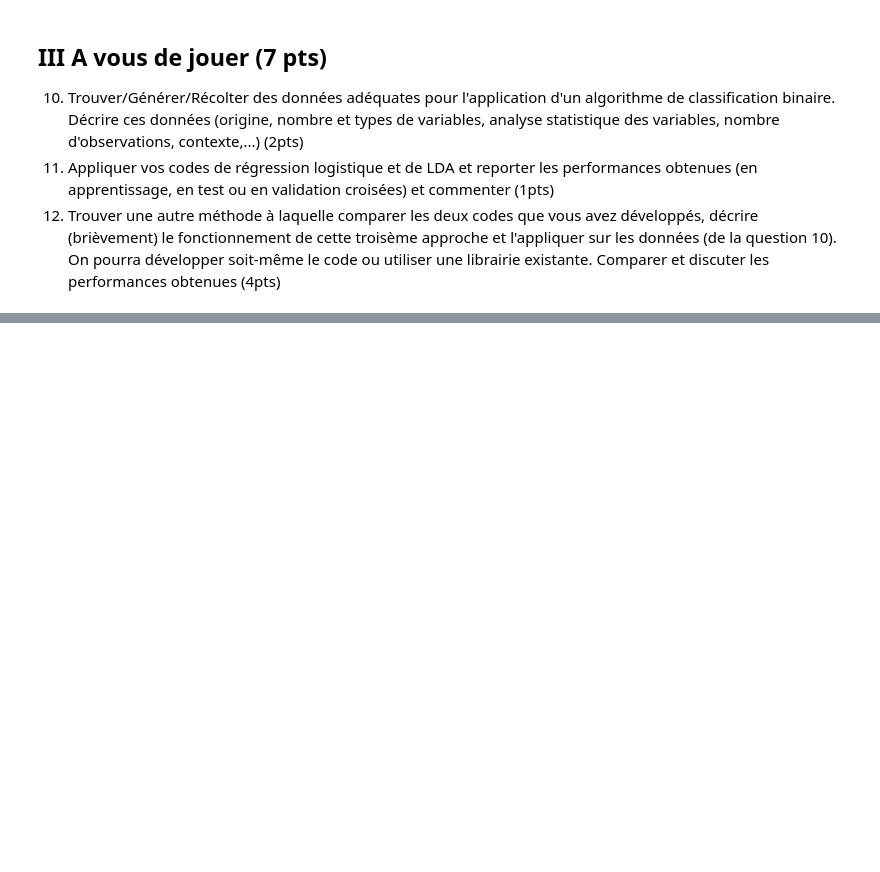
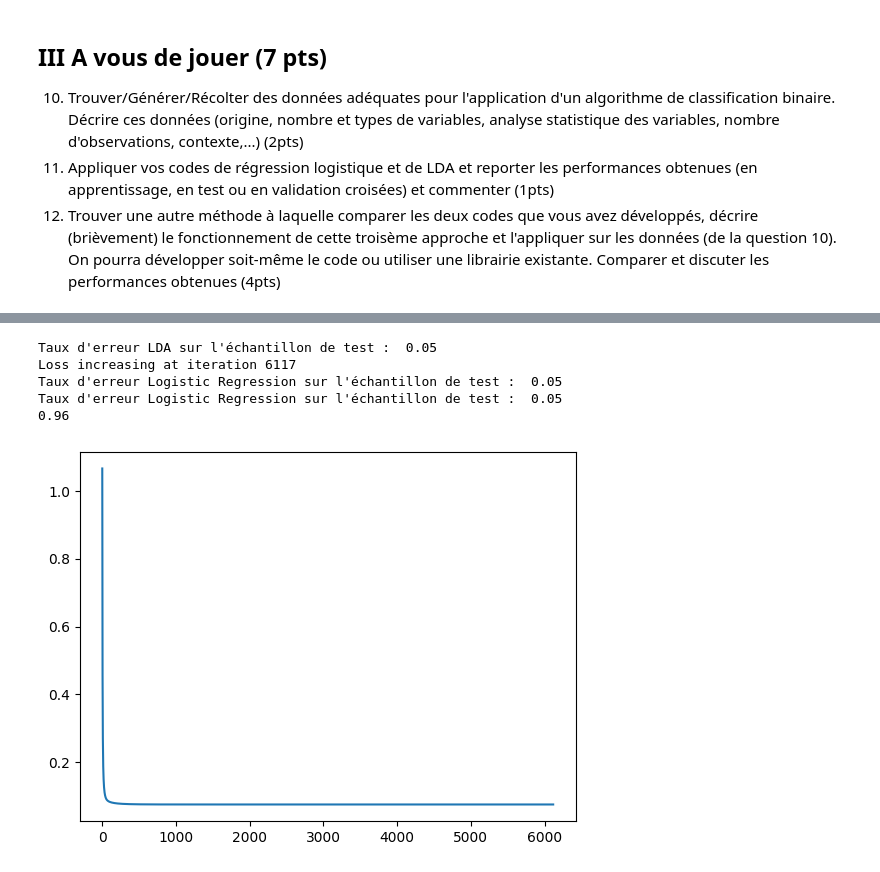
Before and after one commit to hiririri/Project_IntroML, a Jupyter notebook: Proj_IntroML_2023.ipynb, the cells around one changed output, grey strips where cells are left out. Saved outputs shown, nothing was run; the diff lists cells and outputs as text; code cells hidden in the pictures; blank space fills up the shorter version.

```diff
--- a/Proj_IntroML_2023.ipynb
+++ b/Proj_IntroML_2023.ipynb
@@ -427,3 +430,12 @@ Taux d'erreur Logistic Regression sur l'échantillon de test :  0.2
 10. Trouver/Générer/Récolter des données adéquates pour l'application d'un algorithme de classification binaire. Décrire ces données (origine, nombre et types de variables, analyse statistique des variables, nombre d'observations, contexte,...) (2pts)
 11. Appliquer vos codes de régression logistique et de LDA et reporter les performances obtenues (en apprentissage, en test ou en validation croisées) et commenter (1pts)
 12. Trouver une autre méthode à laquelle comparer les deux codes que vous avez développés, décrire (brièvement) le fonctionnement de cette troisème approche et l'appliquer sur les données (de la question 10). On pourra développer soit-même le code ou utiliser une librairie existante. Comparer et discuter les performances obtenues (4pts)
+# %%
+import pandas as pd
+
+# Importation des données
+file_path = "./advertising.csv"
+data = pd.read_csv(file_path)
+
+# Affichage des 5 premières lignes
+data.head()
@@ -429,0 +449,38 @@ Taux d'erreur Logistic Regression sur l'échantillon de test :  0.2
+# %%
+from sklearn.preprocessing import StandardScaler
+scaler = StandardScaler()
+
+X = data.drop(['Timestamp', 'Clicked on Ad', 'Ad Topic Line', 'Country', 'City'], axis=1)
+y = data['Clicked on Ad']
+
+y = y.to_numpy()
+
+# Normalisation des données
+X = scaler.fit_transform(X)
+
+X_train, X_test, y_train, y_test = sk.model_selection.train_test_split(X, y, test_size=.2, random_state=42)
+
+lda = LinearDiscriminantAnalysis()
+lda.fit(X_train, y_train)
+y_pred_lda = lda.predict(X_test)
+print("Taux d'erreur LDA sur l'échantillon de test : ", np.mean(y_test != y_pred_log.ravel()))
+
+logreg = LogisticRegression()
+logreg.fit(X_train, y_train)
+y_pred_log = logreg.predict(X_test)
+print("Taux d'erreur Logistic Regression sur l'échantillon de test : ", np.mean(y_test != y_pred_log.ravel()))
+plt.plot(logreg.loss)
+
+from sklearn import linear_model
+model = linear_model.LogisticRegression()
+model.fit(X_train, y_train)
+y_pred = model.predict(X_test)
+print("Taux d'erreur Logistic Regression sur l'échantillon de test : ", np.mean(y_test != y_pred_log.ravel()))
+print(model.score(X_test, y_test))
+# %% [output]
+Taux d'erreur LDA sur l'échantillon de test :  0.05
+Loss increasing at iteration 6117
+Taux d'erreur Logistic Regression sur l'échantillon de test :  0.05
+Taux d'erreur Logistic Regression sur l'échantillon de test :  0.05
+0.96
+[figure, added]
```
Also changed, not shown: parts of 8 cells of this notebook, 1 other file.
